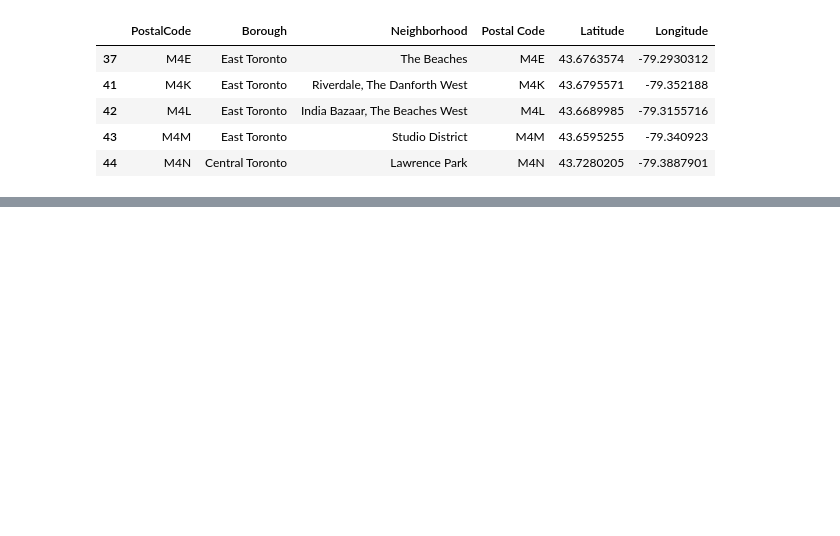
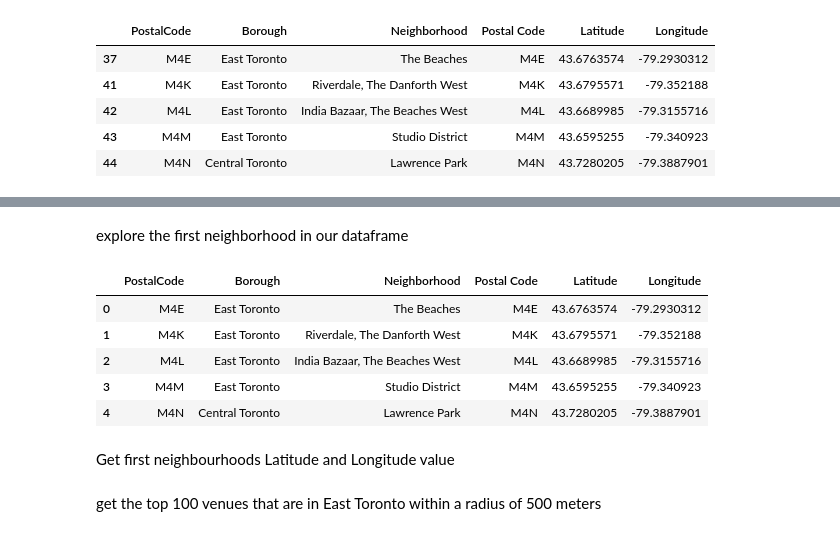
Before and after one commit to steffim88/Coursera_Capstone, a Jupyter notebook: Coursera_Capstone_Week3_Activity2 copy 1.ipynb, the cells around one changed output, grey strips where cells are left out. Saved outputs shown, nothing was run; the diff lists cells and outputs as text; code cells hidden in the pictures; blank space fills up the shorter version.

Commit message:
Published from Watson Studio.

```diff
--- a/Coursera_Capstone_Week3_Activity2 copy 1.ipynb
+++ b/Coursera_Capstone_Week3_Activity2 copy 1.ipynb
@@ -117,3 +122,18 @@ for lat, lng, borough, neighborhood in zip(df_new['Latitude'], df_new['Longitude
   map_toronto
 # %% [output]
 [interactive output not drawn]
+# %% [markdown]
+explore the first neighborhood in our dataframe
+# %%
+toronto_data = pd.DataFrame(df_new)
+toronto_data = toronto_data.reset_index().drop('index', axis=1)
+toronto_data.head()
+# %% [output]
+|  | PostalCode | Borough | Neighborhood | Postal Code | Latitude | Longitude |
+| 0 | M4E | East Toronto | The Beaches | M4E | 43.6763574 | -79.2930312 |
+| 1 | M4K | East Toronto | Riverdale, The Danforth West | M4K | 43.6795571 | -79.352188 |
+| 2 | M4L | East Toronto | India Bazaar, The Beaches West | M4L | 43.6689985 | -79.3155716 |
+| 3 | M4M | East Toronto | Studio District | M4M | 43.6595255 | -79.340923 |
+| 4 | M4N | Central Toronto | Lawrence Park | M4N | 43.7280205 | -79.3887901 |
+# %% [markdown]
+Get first neighbourhoods Latitude and Longitude value
@@ -119,0 +144,2 @@ for lat, lng, borough, neighborhood in zip(df_new['Latitude'], df_new['Longitude
+# %% [markdown]
+get the top 100 venues that are in East Toronto within a radius of 500 meters
```
Also changed, not shown: parts of 35 cells of this notebook.
